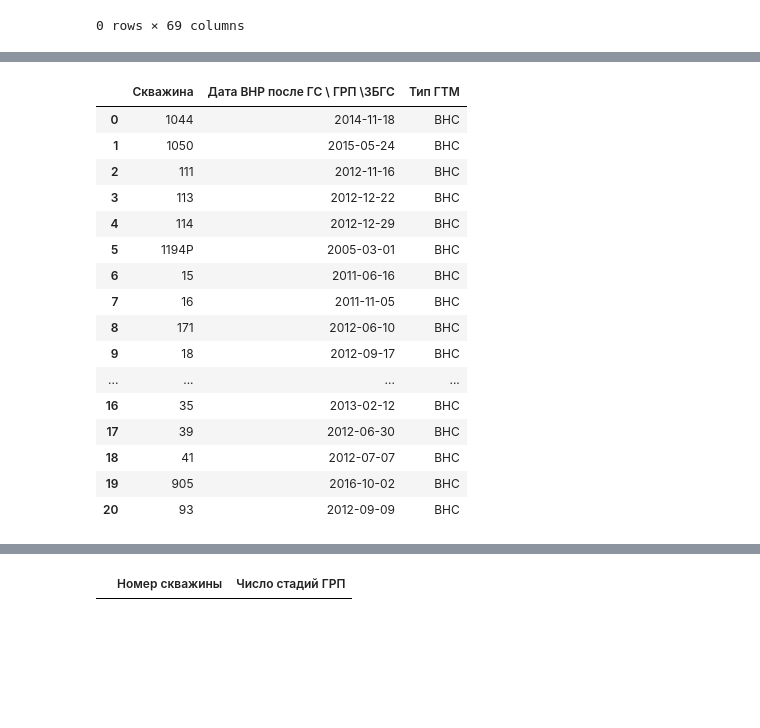
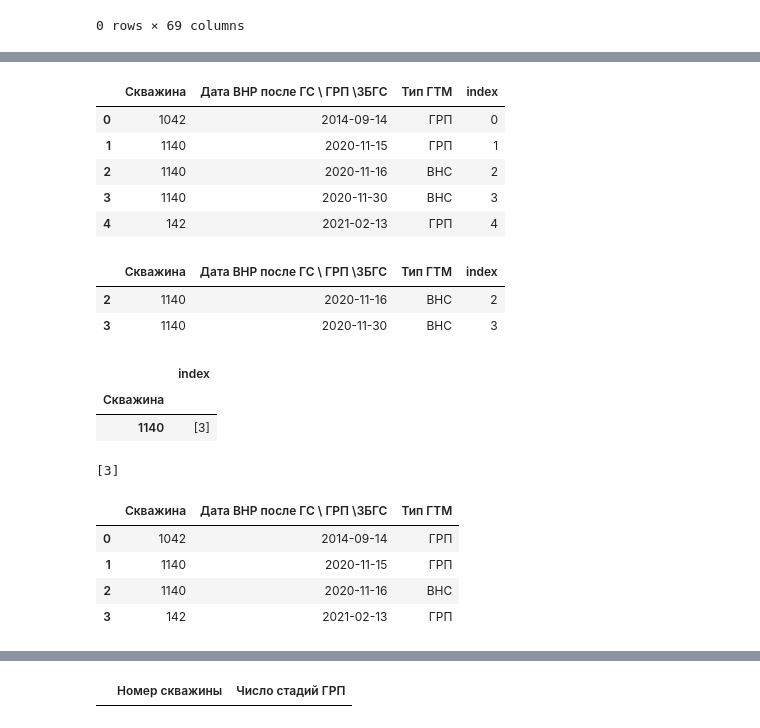
Before and after one commit to lybmvvs/appgazprom2.0, a Jupyter notebook: sdelal vrode.ipynb, the cells around one changed output, grey strips where cells are left out. Saved outputs shown, nothing was run; the diff lists cells and outputs as text; code cells hidden in the pictures; blank space fills up the shorter version.

```diff
--- a/sdelal vrode.ipynb
+++ b/sdelal vrode.ipynb
@@ -24,9 +24,10 @@ grp_dad
 # %%
 grp_dad.reset_index(drop=True)
 grp_dad.reset_index(inplace=True)
-nnn = 1
-zzz = grp_dad['Пласт'].value_counts()[:nnn].index.tolist()
-plasttt = str(zzz[0])
+#nnn = 1
+#zzz = grp_dad['Пласт'].value_counts()[:nnn].index.tolist()
+#plasttt = str(zzz[0])
+plasttt = 'Ю2'
 grp_dad['удалю'] = grp_dad.apply(
             lambda x:
             'нет' if plasttt in str(x['Пласт'])
@@ -106,9 +107,10 @@ grp_gtm
 | 2102 | Западно-Усть-Балыкск | Добывающая | 99 | КУСТ-5 | Запуск без ремонта | Б10 | NaN | ... |
 2103 rows × 66 columns
 # %%
-nn = 1
-zz = grp_gtm['Объект разработки до ГТМ'].value_counts()[:nn].index.tolist()
-plastt = str(zz[0])
+#nn = 1
+#zz = grp_gtm['Объект разработки до ГТМ'].value_counts()[:nn].index.tolist()
+#plastt = str(zz[0])
+plastt = 'Ю2'
 grp_gtm = grp_gtm.drop(grp_gtm[grp_gtm['Объект разработки до ГТМ'] != plastt].index).reset_index(drop=True)
 grp_gtm
 # %% [output]
@@ -453,24 +387,54 @@ grp_gang
+# %%
+grp_gang.reset_index(inplace=True)
+#GOOOOOOOOOOOOO
+grp_gang['index'] = grp_gang.index
+grp_gang
+# %% [output]
+|  | Скважина | Дата ВНР после ГС \ ГРП \ЗБГС | Тип ГТМ | index |
+| 0 | 1042 | 2014-09-14 | ГРП | 0 |
+| 1 | 1140 | 2020-11-15 | ГРП | 1 |
+| 2 | 1140 | 2020-11-16 | ВНС | 2 |
+| 3 | 1140 | 2020-11-30 | ВНС | 3 |
+| 4 | 142 | 2021-02-13 | ГРП | 4 |
 # %%
-grp_vnski_double = grp_gang.drop(grp_gang[grp_gang['Тип ГТМ'] != 'ВНС'].index).reset_index(drop=True)
+grp_vnski_double = grp_gang.drop(grp_gang[grp_gang['Тип ГТМ'] != 'ВНС'].index)
+grp_vnski_double['index'] = grp_vnski_double.index
+#grp_vnski_double = grp_vnski_double.groupby('Скважина').agg(
+#            {'index': lambda x:
+#            x.tolist()}
 grp_vnski_double
 # %% [output]
-|  | Скважина | Дата ВНР после ГС \ ГРП \ЗБГС | Тип ГТМ |
-| 0 | 1044 | 2014-11-18 | ВНС |
-| 1 | 1050 | 2015-05-24 | ВНС |
-| 2 | 111 | 2012-11-16 | ВНС |
-| 3 | 113 | 2012-12-22 | ВНС |
-| 4 | 114 | 2012-12-29 | ВНС |
-| 5 | 1194Р | 2005-03-01 | ВНС |
-| 6 | 15 | 2011-06-16 | ВНС |
-| 7 | 16 | 2011-11-05 | ВНС |
-| 8 | 171 | 2012-06-10 | ВНС |
-| 9 | 18 | 2012-09-17 | ВНС |
-| ... | ... | ... | ... |
-| 16 | 35 | 2013-02-12 | ВНС |
-| 17 | 39 | 2012-06-30 | ВНС |
-| 18 | 41 | 2012-07-07 | ВНС |
-| 19 | 905 | 2016-10-02 | ВНС |
-| 20 | 93 | 2012-09-09 | ВНС |
+|  | Скважина | Дата ВНР после ГС \ ГРП \ЗБГС | Тип ГТМ | index |
+| 2 | 1140 | 2020-11-16 | ВНС | 2 |
+| 3 | 1140 | 2020-11-30 | ВНС | 3 |
+# %%
+grp_vnski_double = grp_vnski_double.groupby('Скважина').agg(
+{'index': lambda x:
+x.tolist()[1:]}
+)
+grp_vnski_double
+# %% [output]
+|  | index |
+| Скважина |  |
+| 1140 | [3] |
+# %%
+sveta=[]
+for i in grp_vnski_double['index']:
+    sveta+=i
+sveta
+# %% [output]
+[3]
+# %%
+grp_gang = grp_gang[~grp_gang['index'].isin(sveta)].reset_index(drop=True)
+grp_gang = grp_gang.drop(['index'], axis=1)
+grp_gang
+#GOOOOOOOOOOOOOOOOOOOOOOOOOOOOOOO
+# %% [output]
+|  | Скважина | Дата ВНР после ГС \ ГРП \ЗБГС | Тип ГТМ |
+| 0 | 1042 | 2014-09-14 | ГРП |
+| 1 | 1140 | 2020-11-15 | ГРП |
+| 2 | 1140 | 2020-11-16 | ВНС |
+| 3 | 142 | 2021-02-13 | ГРП |
 # %%
 
 
```
Also changed, not shown: parts of 36 cells of this notebook, 1 other file.
